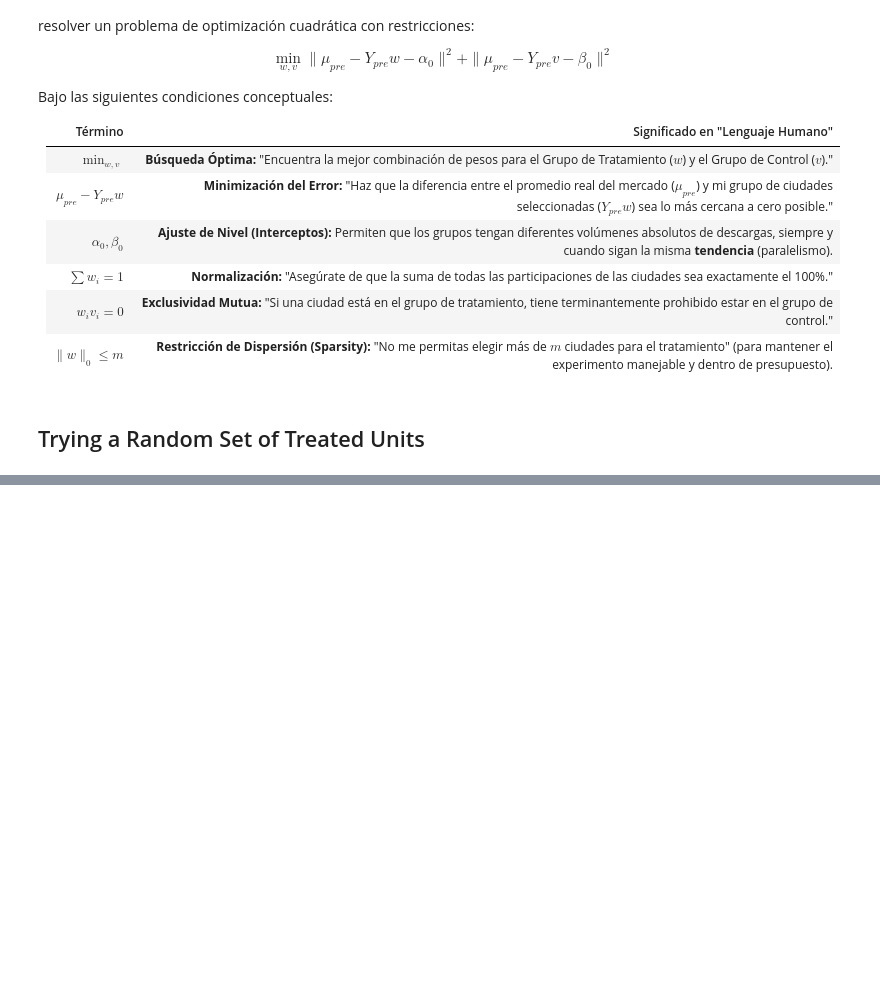
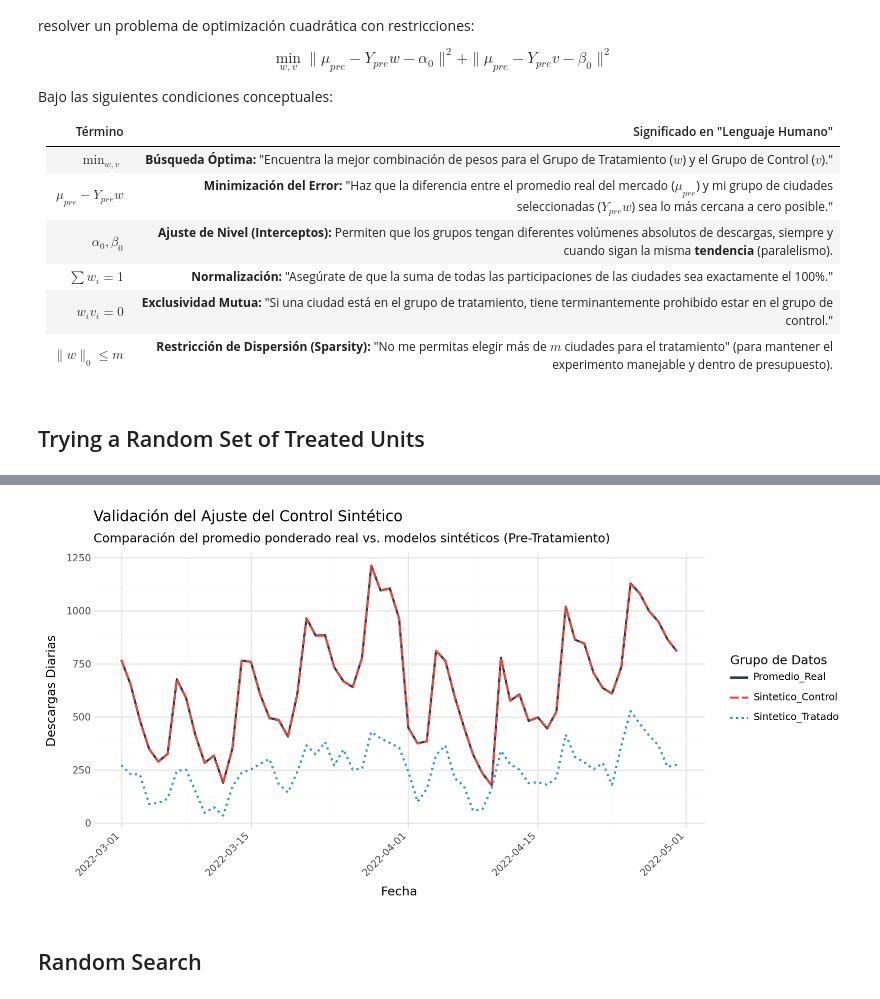
Before and after one commit to Sechi42/Causal_Inference-with-python, a Jupyter notebook: ch10/Geo_and_Switchback_Experiments.ipynb, the cells around one changed output, grey strips where cells are left out. Saved outputs shown, nothing was run; the diff lists cells and outputs as text; code cells hidden in the pictures; blank space fills up the shorter version.

```diff
--- a/ch10/Geo_and_Switchback_Experiments.ipynb
+++ b/ch10/Geo_and_Switchback_Experiments.ipynb
@@ -177,0 +194,6 @@ Bajo las siguientes condiciones conceptuales:
+# %%
+# Seleccionar 5 ciudades random y checamos el performance de la combinación lineal
+
+np.random.seed(1)
+nad_geos = np.random.choice(geos, n_tr, replace=False)
+nad_geos
@@ -177,0 +241,13 @@ Bajo las siguientes condiciones conceptuales:
+# %%
+# Predecir y_avg con las 5 ciudades seleccionadas usando Synthetic Control con intercepto
+
+def get_sc(geos, df_sc, y_mean_pre):
+    geos = np.array(geos)
+    model = SyntheticControl(fit_intercept=True)
+    model.fit(df_sc.select(pl.col(geos)).to_numpy(), y_mean_pre.to_numpy().flatten())
+
+    selected_geos = geos[np.abs(model.w_) > 1e-5]
+
+    return {"geos": selected_geos, "loss": model.loss_}
+
+get_sc(nad_geos, df_piv, y_avg)
@@ -177,0 +280,49 @@ Bajo las siguientes condiciones conceptuales:
+# %%
+import matplotlib.pyplot as plt
+synthetic_tr = SyntheticControl(fit_intercept=True)
+synthetic_co = SyntheticControl(fit_intercept=True)
+
+synthetic_tr.fit(df_piv[resulting_geos.get("st_geos")], y_avg)
+synthetic_co.fit(df_piv[resulting_geos.get("sc_geos")], y_avg)
+
+# 1. Construimos un DataFrame combinando las fechas, el promedio real y las predicciones
+# Usamos .select() y .with_columns() de Polars para mantener la eficiencia
+plot_data = df_piv.select("date").with_columns([
+    y_avg.to_series().alias("Promedio_Real"),
+    pl.Series("Sintetico_Control", synthetic_co.predict(df_piv.select(resulting_geos.get("sc_geos")).to_numpy())),
+    pl.Series("Sintetico_Tratado", synthetic_tr.predict(df_piv.select(resulting_geos.get("st_geos")).to_numpy()))
+])
+
+# 2. Transformamos a formato "largo" (unpivot) para que ggplot pueda mapear los colores por Serie
+plot_long = plot_data.unpivot(
+    index="date",
+    on=["Promedio_Real", "Sintetico_Control", "Sintetico_Tratado"],
+    variable_name="Serie",
+    value_name="Descargas"
+)
+
+# 3. Visualización con plotnine (ggplot)
+# Buscamos verificar visualmente que las líneas se solapen casi perfectamente en el periodo pre-intervención
+(
+    ggplot(plot_long, aes(x="date", y="Descargas", color="Serie", linetype="Serie"))
+    + geom_line(size=1.1)
+    + scale_color_manual(values=["#2c3e50", "#e74c3c", "#3498db"]) # Colores elegantes: Carbón, Rojo, Azul
+    + scale_linetype_manual(values=["solid", "dashed", "dotted"])
+    + theme_minimal()
+    + labs(
+        title="Validación del Ajuste del Control Sintético",
+        subtitle="Comparación del promedio ponderado real vs. modelos sintéticos (Pre-Tratamiento)",
+        x="Fecha",
+        y="Descargas Diarias",
+        color="Grupo de Datos",
+        linetype="Grupo de Datos"
+    )
+    + theme(
+        axis_text_x=element_text(rotation=45, hjust=1),
+        figure_size=(10, 5)
+    )
+)
+# %% [output]
+[figure, added]
+# %% [markdown]
+## Random Search
```
Also changed, not shown: parts of 7 cells of this notebook.
